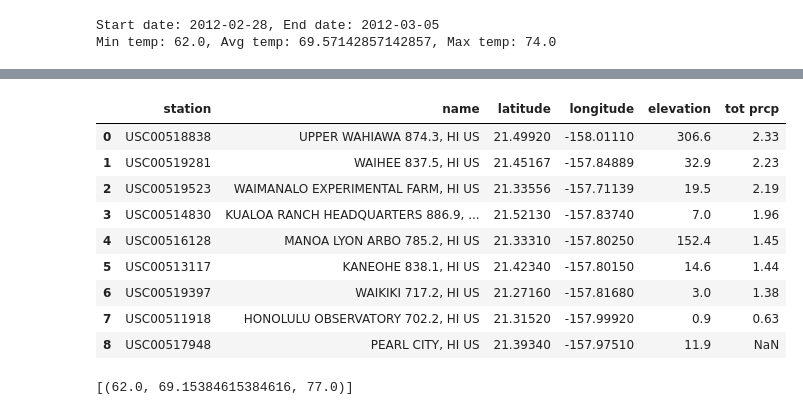
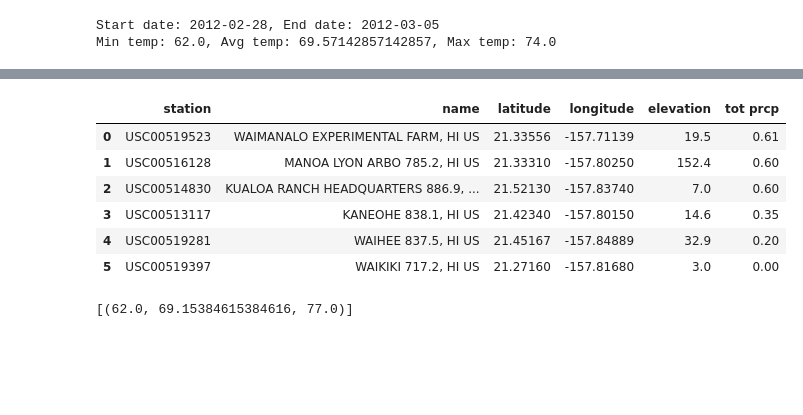
Before and after one commit to Terrence-Cummings/sqlalchemy-challenge, a Jupyter notebook: climate_TC_v1.ipynb, the cells around one changed output, grey strips where cells are left out. Cells and saved outputs as stored; diff of their text form; code cells hidden in the pictures; blank space fills up the shorter version.

```diff
--- a/climate_TC_v1.ipynb
+++ b/climate_TC_v1.ipynb
@@ -224,5 +224,10 @@ plt.show()
 # %% [markdown]
 ## Bonus Challenge Assignment
+# %%
+#Future trip start date
+trip_start = '2018-01-01'
+#Future trip end date
+trip_end = '2018-01-07'
 # %%
 # This function called `calc_temps` will accept start date and end date in the format '%Y-%m-%d'
 # and return the minimum, average, and maximum temperatures for that range of dates
@@ -255,12 +260,12 @@ Min temp: 62.0, Avg temp: 69.57142857142857, Max temp: 74.0
 # %%
 # Use your previous function `calc_temps` to calculate the tmin, tavg, and tmax
 # for your trip using the previous year's data for those same dates.
-prior_year_start = str(int(start_date[:4])-1)+start_date[4:]
-prior_year_end = str(int(end_date[:4])-1)+end_date[4:]
+trip_prior_year_start = str(int(trip_start[:4])-1)+trip_start[4:]
+trip_prior_year_end = str(int(trip_end[:4])-1)+trip_end[4:]
 
-min_temp_prior = calc_temps(prior_year_start, prior_year_end)[0][0]
-avg_temp_prior = calc_temps(prior_year_start, prior_year_end)[0][1]
-maxi_temp_prior = calc_temps(prior_year_start, prior_year_end)[0][2]
-print(f'Start date: {prior_year_start}, End date: {prior_year_end}')
-print(f'Min temp: {min_temp_prior}, Avg temp: {avg_temp_prior}, Max temp: {maxi_temp_prior}')
+min_temp_prior = calc_temps(trip_prior_year_start, trip_prior_year_end)[0][0]
+avg_temp_prior = calc_temps(trip_prior_year_start, trip_prior_year_end)[0][1]
+max_temp_prior = calc_temps(trip_prior_year_start, trip_prior_year_end)[0][2]
+print(f'Start date: {trip_prior_year_start}, End date: {trip_prior_year_end}')
+print(f'Min temp: {min_temp_prior}, Avg temp: {avg_temp_prior}, Max temp: {max_temp_prior}')
 # %% [output]
@@ -285,22 +290,19 @@ plt.show()
 # %%
 # Calculate the total amount of rainfall per weather station for your trip dates using the previous year's matching dates.
 # Sort this in descending order by precipitation amount and list the station, name, latitude, longitude, and elevation
 
-stat_prcp_dates = session.query(Measurement.station, Station.name, Station.latitude, Station.longitude, Station.elevation, func.sum(Measurement.prcp)).join(Station, Station.station == Measurement.station).group_by(Measurement.station).filter(Measurement.date >= prior_year_start).filter(Measurement.date <= prior_year_end).order_by(func.sum(Measurement.prcp).desc()).all()
+stat_prcp_dates = session.query(Measurement.station, Station.name, Station.latitude, Station.longitude, Station.elevation, func.sum(Measurement.prcp)).join(Station, Station.station == Measurement.station).group_by(Measurement.station).filter(Measurement.date >= trip_prior_year_start).filter(Measurement.date <= trip_prior_year_end).order_by(func.sum(Measurement.prcp).desc()).all()
 
 stat_prcp_dates_df = pd.DataFrame(stat_prcp_dates, columns = ['station', 'name', 'latitude', 'longitude', 'elevation', 'tot prcp'])
 stat_prcp_dates_df
 # %% [output]
 |  | station | name | latitude | longitude | elevation | tot prcp |
-| 0 | USC00518838 | UPPER WAHIAWA 874.3, HI US | 21.49920 | -158.01110 | 306.6 | 2.33 |
-| 1 | USC00519281 | WAIHEE 837.5, HI US | 21.45167 | -157.84889 | 32.9 | 2.23 |
-| 2 | USC00519523 | WAIMANALO EXPERIMENTAL FARM, HI US | 21.33556 | -157.71139 | 19.5 | 2.19 |
-| 3 | USC00514830 | KUALOA RANCH HEADQUARTERS 886.9, ... | 21.52130 | -157.83740 | 7.0 | 1.96 |
-| 4 | USC00516128 | MANOA LYON ARBO 785.2, HI US | 21.33310 | -157.80250 | 152.4 | 1.45 |
-| 5 | USC00513117 | KANEOHE 838.1, HI US | 21.42340 | -157.80150 | 14.6 | 1.44 |
-| 6 | USC00519397 | WAIKIKI 717.2, HI US | 21.27160 | -157.81680 | 3.0 | 1.38 |
-| 7 | USC00511918 | HONOLULU OBSERVATORY 702.2, HI US | 21.31520 | -157.99920 | 0.9 | 0.63 |
-| 8 | USC00517948 | PEARL CITY, HI US | 21.39340 | -157.97510 | 11.9 | NaN |
+| 0 | USC00519523 | WAIMANALO EXPERIMENTAL FARM, HI US | 21.33556 | -157.71139 | 19.5 | 0.61 |
+| 1 | USC00516128 | MANOA LYON ARBO 785.2, HI US | 21.33310 | -157.80250 | 152.4 | 0.60 |
+| 2 | USC00514830 | KUALOA RANCH HEADQUARTERS 886.9, ... | 21.52130 | -157.83740 | 7.0 | 0.60 |
+| 3 | USC00513117 | KANEOHE 838.1, HI US | 21.42340 | -157.80150 | 14.6 | 0.35 |
+| 4 | USC00519281 | WAIHEE 837.5, HI US | 21.45167 | -157.84889 | 32.9 | 0.20 |
+| 5 | USC00519397 | WAIKIKI 717.2, HI US | 21.27160 | -157.81680 | 3.0 | 0.00 |
 # %%
 # Create a query that will calculate the daily normals
 # (i.e. the averages for tmin, tmax, and tavg for all historic data matching a specific month and day)
```
Also changed, not shown: parts of 7 cells of this notebook, 2 other files.
